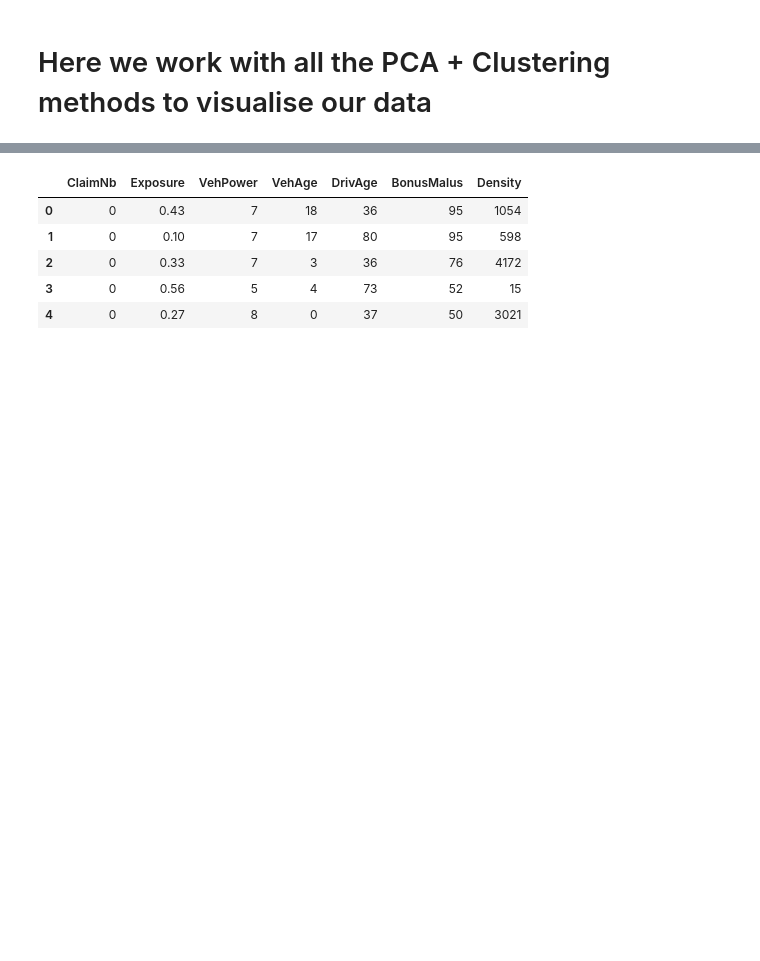
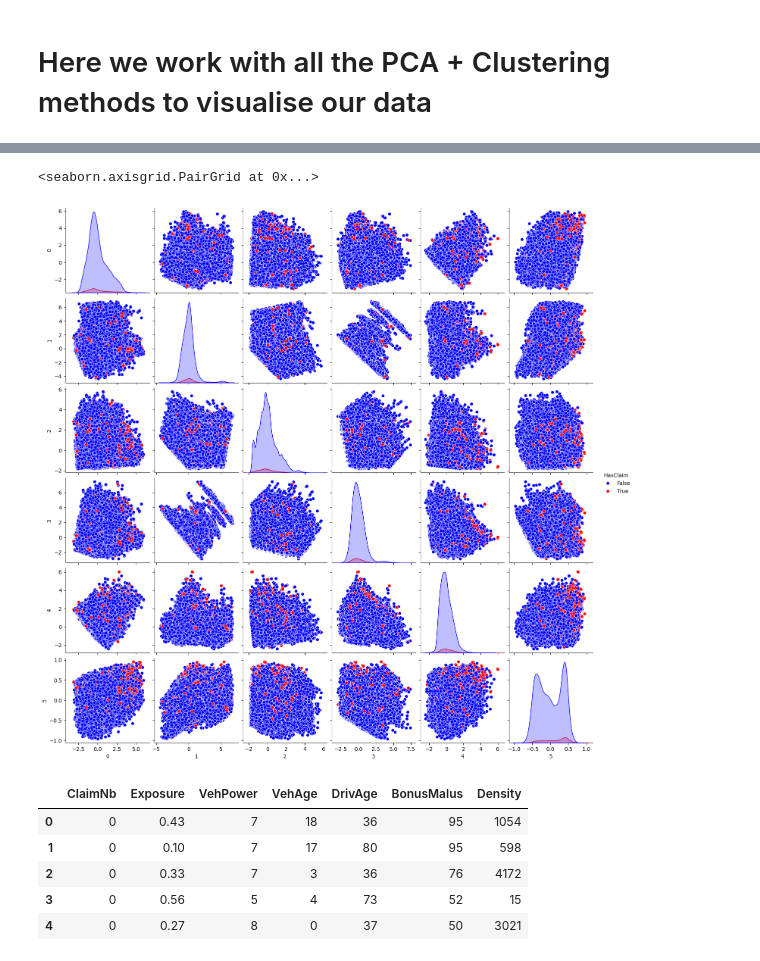
Before and after one commit to BossThePro/MLProject-Group-SR, a Jupyter notebook: PCA.ipynb, the cells around one changed output, grey strips where cells are left out. Cells and saved outputs as stored; diff of their text form; code cells hidden in the pictures; blank space fills up the shorter version.

```diff
--- a/PCA.ipynb
+++ b/PCA.ipynb
@@ -17,4 +17,5 @@ df_scaled.head()
 | 3 | 0 | 0.56 | A | -0.708699 | -0.544123 | 1.949625 | -0.497224 | B13 | Diesel | -0.449057 | ... |
 | 4 | 0 | 0.27 | E | 0.754669 | -1.263772 | -0.601401 | -0.625424 | B11 | Diesel | 0.308995 | ... |
 # %%
-df_scaled.drop(columns=["Area","VehBrand","VehGas","Region"],inplace=True)
+df_scaled.drop(columns=["Area","VehBrand","VehGas","Region","ClaimNb"],inplace=True)
+df_scaled
@@ -22,3 +37,5 @@ df_scaled.drop(columns=["Area","VehBrand","VehGas","Region"],inplace=True)
 pca_claims = PCA()
 pca_claims.fit(df_scaled)
 scores = pca_claims.transform(df_scaled)
+# %%
+df_pca = pd.DataFrame(scores)
@@ -24,0 +65,7 @@ scores = pca_claims.transform(df_scaled)
+# %%
+import seaborn as sns
+df_original = pd.read_csv("data\claims_train_scaled.csv")
+df_original["HasClaim"] = (df_original["ClaimNb"] >= 1)
+df_original = df_original["HasClaim"]
+df = df_pca.join(df_original)
+df
@@ -25,3 +86,8 @@ scores = pca_claims.transform(df_scaled)
+# %%
+sns.pairplot(df,hue="HasClaim",palette={True: 'red', False: 'blue'})
+# %% [output]
+<seaborn.axisgrid.PairGrid at 0x...>
+[figure, added]
 # %%
 #the original dataset
 df_original = pd.read_csv("data\claims_train_final.csv")
```
Also changed, not shown: parts of 4 cells of this notebook, 5 other files.
